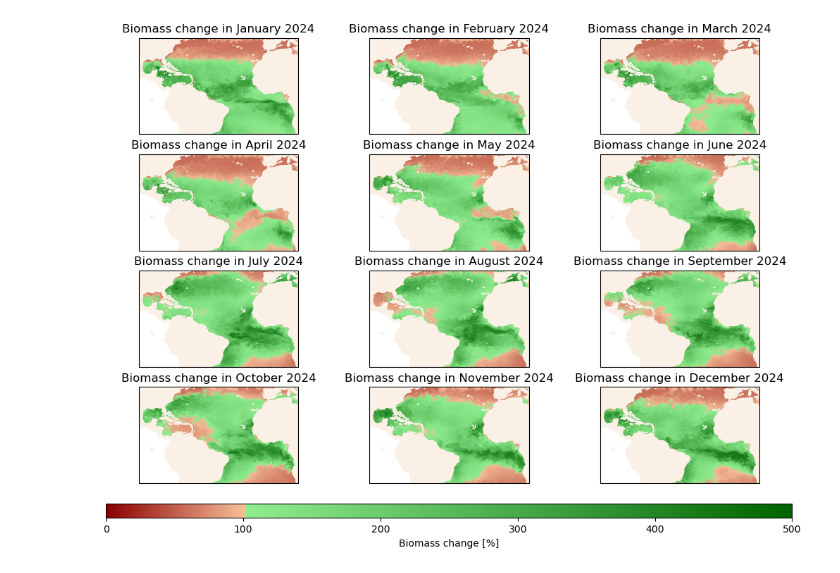
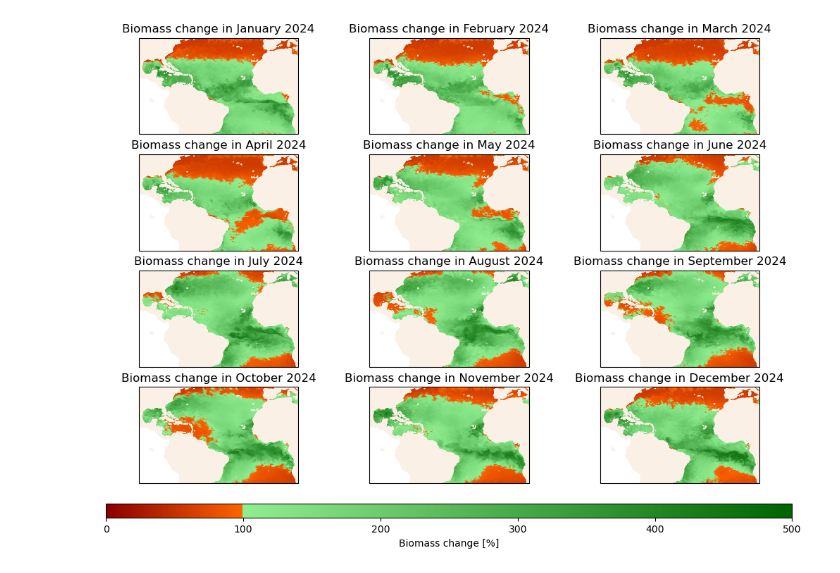
Before and after one commit to Parcels-code/Sargassum_growth_model, a Jupyter notebook: Manuscript_Figures/Figure6.ipynb, the cells around one changed output. Saved outputs shown, nothing was run; the diff lists cells and outputs as text; code cells hidden in the pictures.

Commit message:
Update Figure 6

```diff
--- a/Manuscript_Figures/Figure6.ipynb
+++ b/Manuscript_Figures/Figure6.ipynb
@@ -18,36 +18,38 @@ import parcels
 # %%
 fig, axes = plt.subplots(4, 3, figsize=(10, 7.5), constrained_layout=True, subplot_kw={'projection': ccrs.PlateCarree()})
 
-cmap = LinearSegmentedColormap.from_list(
-    'red_orange_green',
-    [(0.0, '#8b0000'), (0.2, "#f6bf9a"), (0.2, '#90ee90'), (1.0, '#006400')]
-)
-
 for i, ax in enumerate(axes.flatten()):
-    df = parcels.read_particlefile(f"Simulations/Simulation_Basin_2024-{i+1:02d}.parquet")
+    df = parcels.read_particlefile(f"../Simulations/Simulation_Basin_2024-{i+1:02d}.parquet")
 
     to_plot = (
         df.group_by('particle_id')
         .agg([
             pl.col('lon').first().alias('lon'),
             pl.col('lat').first().alias('lat'),
             (pl.col('biomass') * 100).last().alias('biomass')
         ])
         .sort('particle_id')
     )
     cscat = ax.scatter(
-        to_plot['lon'], to_plot['lat'], c = to_plot['biomass'],
-        cmap=cmap, s=10, linewidth=0, transform=ccrs.PlateCarree(), zorder=2,
-        vmin=0, vmax=500,
+        to_plot['lon'],
+        to_plot['lat'],
+        c=to_plot['biomass'],
+        s=10,
+        linewidth=0,
+        cmap=biomass_change_cmap,
+        vmin=0,
+        vmax=500,
+        transform=ccrs.PlateCarree(),
+        zorder=2,
     )
 
     ax.add_feature(cartopy.feature.LAND.with_scale('10m'), zorder=2, color='linen')
     ax.set_extent([-100, 16, -25, 45], crs=ccrs.PlateCarree())
     ax.set_title(f"Biomass change in {calendar.month_name[i+1]} 2024")
 
 cbar = fig.colorbar(cscat, ax=axes, orientation='horizontal', pad=0.04, aspect=50, label='Biomass change [%]')
 
 plt.savefig("Figures/Figure6.png", bbox_inches="tight", dpi=300)
 plt.show()
 # %% [output]
-[figure, old version]
+[figure, new version]
```
Also changed, not shown: parts of 1 cell of this notebook, 1 other file.
